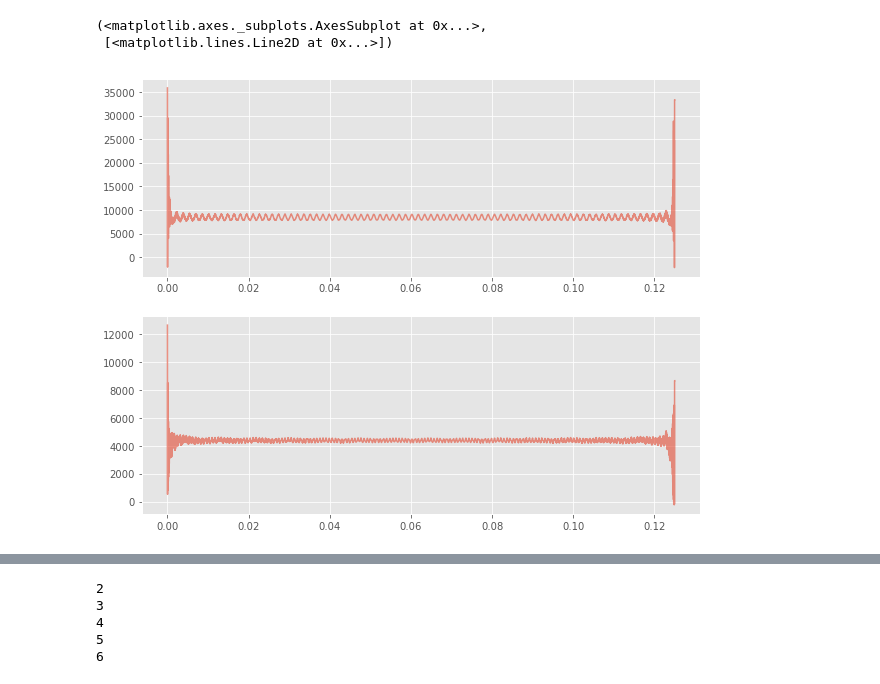
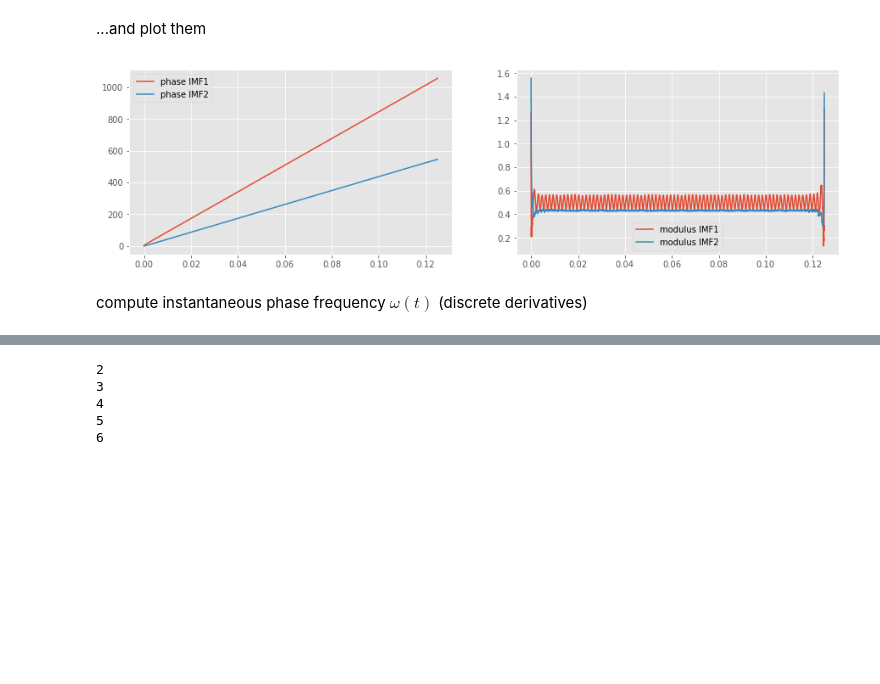
Before and after one commit to jaidevd/pyhht, a Jupyter notebook: hhs.ipynb, the cells around one changed output, grey strips where cells are left out. Drawn from its saved outputs; the diff is of its cells as text; code cells hidden in the pictures; blank space fills up the shorter version.

```diff
--- a/hhs.ipynb
+++ b/hhs.ipynb
@@ -47,14 +81,30 @@ plt.subplot(312), plt.plot(t, p2)
+# %% [markdown]
+...and plot them
+# %%
+plt.figure(figsize=(15,4))
+
+# plot phases
+plt.subplot(121)
+plt.plot(t, p1, label='phase IMF1')
+plt.plot(t, p2, label='phase IMF2')
+plt.legend();
+
+# plot absolute values
+plt.subplot(122)
+plt.plot(t, a1, label='modulus IMF1')
+plt.plot(t, a2, label='modulus IMF2')
+plt.legend();
+# %% [output]
+[figure, added]
+# %% [markdown]
+compute instantaneous phase frequency  $\omega(t)$ (discrete derivatives)
 # %%
+# derivative phase 1
 if1 = np.zeros(p1.shape)
 if1[:-1] = np.diff(p1) / np.diff(t)
 if1[-1] = (p1[-1] - p1[-2]) / (t[-1] - t[-2])
+
+# derivative phase 2
 if2 = np.zeros(p2.shape)
 if2[:-1] = np.diff(p2) / np.diff(t)
 if2[-1] = (p2[-1] - p2[-2]) / (t[-1] - t[-2])
-plt.figure(figsize=(10, 8))
-plt.subplot(211), plt.plot(t, if1, alpha=0.6)
-plt.subplot(212), plt.plot(t, if2, alpha=0.6)
-# %% [output]
-(<matplotlib.axes._subplots.AxesSubplot at 0x...>,
- [<matplotlib.lines.Line2D at 0x...>])
-[figure, removed]
```
Also changed, not shown: parts of 43 cells of this notebook.
